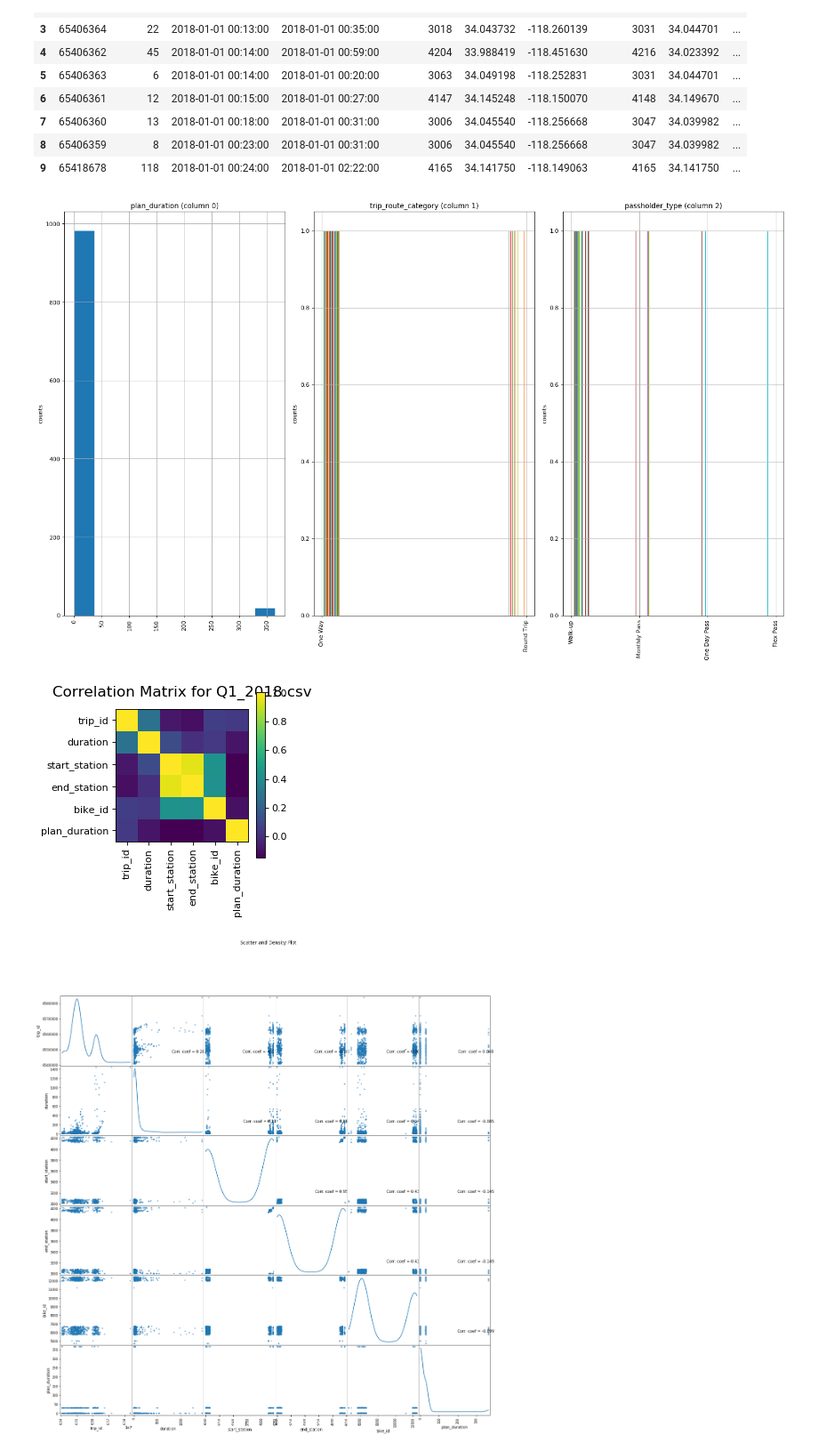
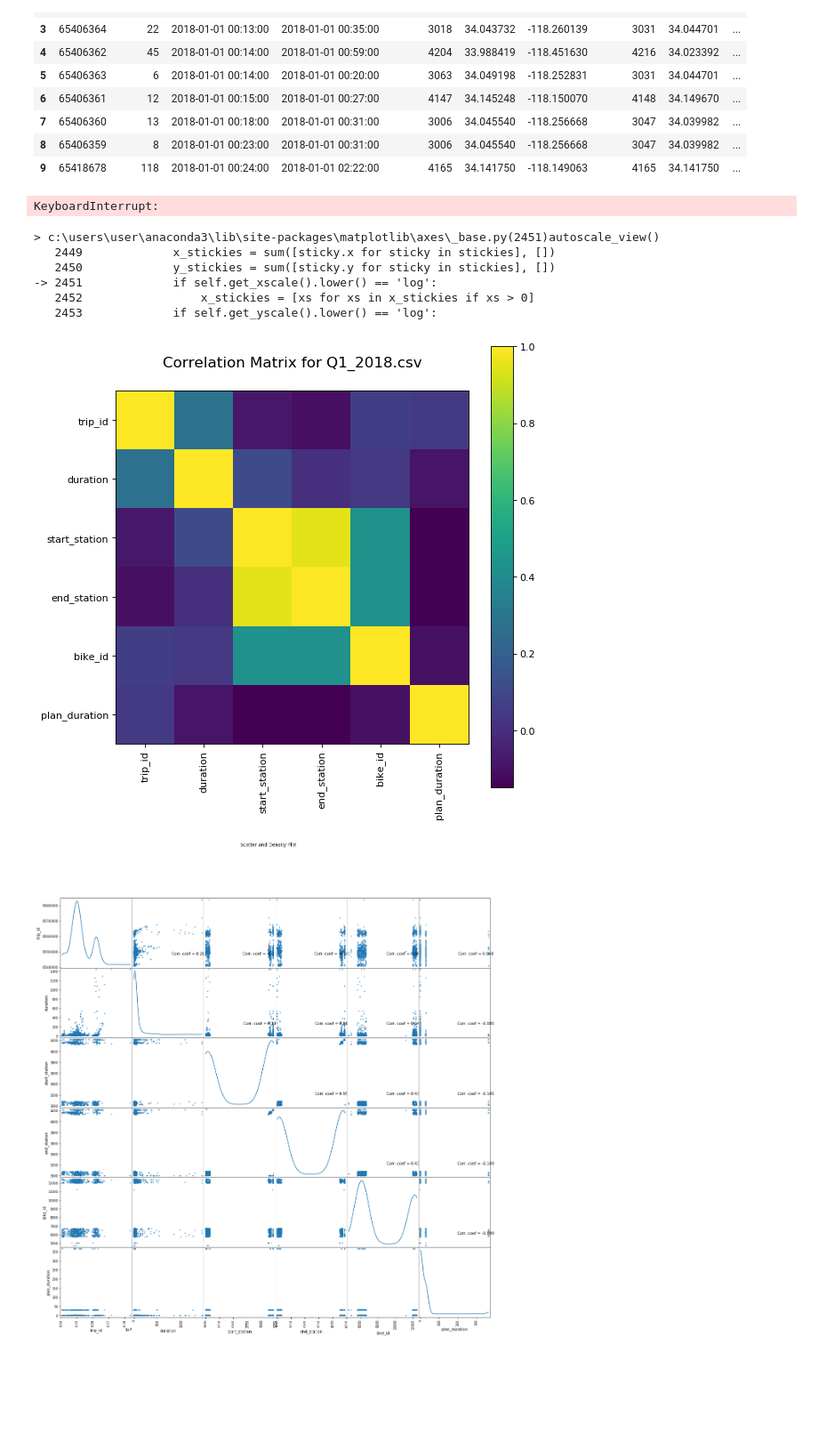
Before and after one commit to ConnorTrottman/EML6572, a Jupyter notebook: jupyter_notebooks/LA Bikeshare Proposal.ipynb, the cells around one changed output. Shown: that part at 89% size. Saved outputs shown, nothing was run; the diff lists cells and outputs as text; code cells hidden in the pictures; blank space fills up the shorter version.

Commit message:
10/17/2018
Basic correlation matrix

```diff
--- a/jupyter_notebooks/LA Bikeshare Proposal.ipynb
+++ b/jupyter_notebooks/LA Bikeshare Proposal.ipynb
@@ -93,7 +130,7 @@ def plotScatterMatrix(df, plotSize, textSize):
 nRowsRead = 1000 # specify 'None' if want to read whole file
 # metro-bike-share-trip-data.csv has 132427 rows in reality, but we are only loading/previewing the first 1000 rows
 
-df1 = pd.read_csv('../data/Q1_2018.csv', delimiter=',', nrows = nRowsRead)
+df1 = pd.read_csv('../data/tripdata/Q1_2018.csv', delimiter=',', nrows = nRowsRead)
 df1.dataframeName = 'Q1_2018.csv'
 nRow, nCol = df1.shape
 print(f'There are {nRow} rows and {nCol} columns')
@@ -116,11 +153,17 @@ df1.head(10)
 # %%
 plotHistogram(df1, 10 , 5)
 # %% [output]
-[figure, removed]
+KeyboardInterrupt:
+> c:\users\user\anaconda3\lib\site-packages\matplotlib\axes\_base.py(2451)autoscale_view()
+   2449             x_stickies = sum([sticky.x for sticky in stickies], [])
+   2450             y_stickies = sum([sticky.y for sticky in stickies], [])
+-> 2451             if self.get_xscale().lower() == 'log':
+   2452                 x_stickies = [xs for xs in x_stickies if xs > 0]
+   2453             if self.get_yscale().lower() == 'log':
 # %%
-plotCorrelationMatrix(df1, 3)
+plotCorrelationMatrix(df1, 8)
 # %% [output]
-[figure, old version]
+[figure, new version]
 # %%
 plotScatterMatrix(df1,20,10)
 # %% [output]
```
Also changed, not shown: parts of 8 cells of this notebook.
